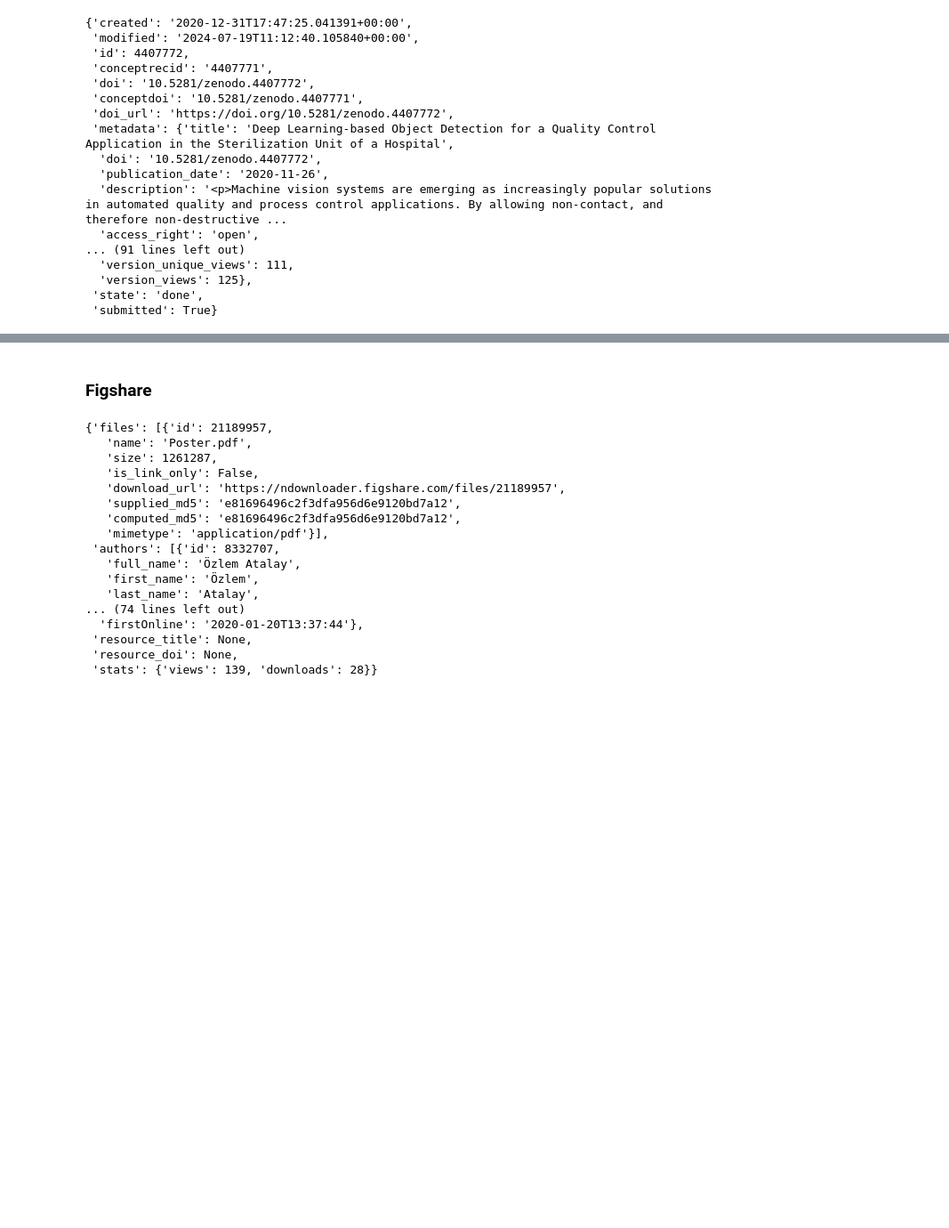
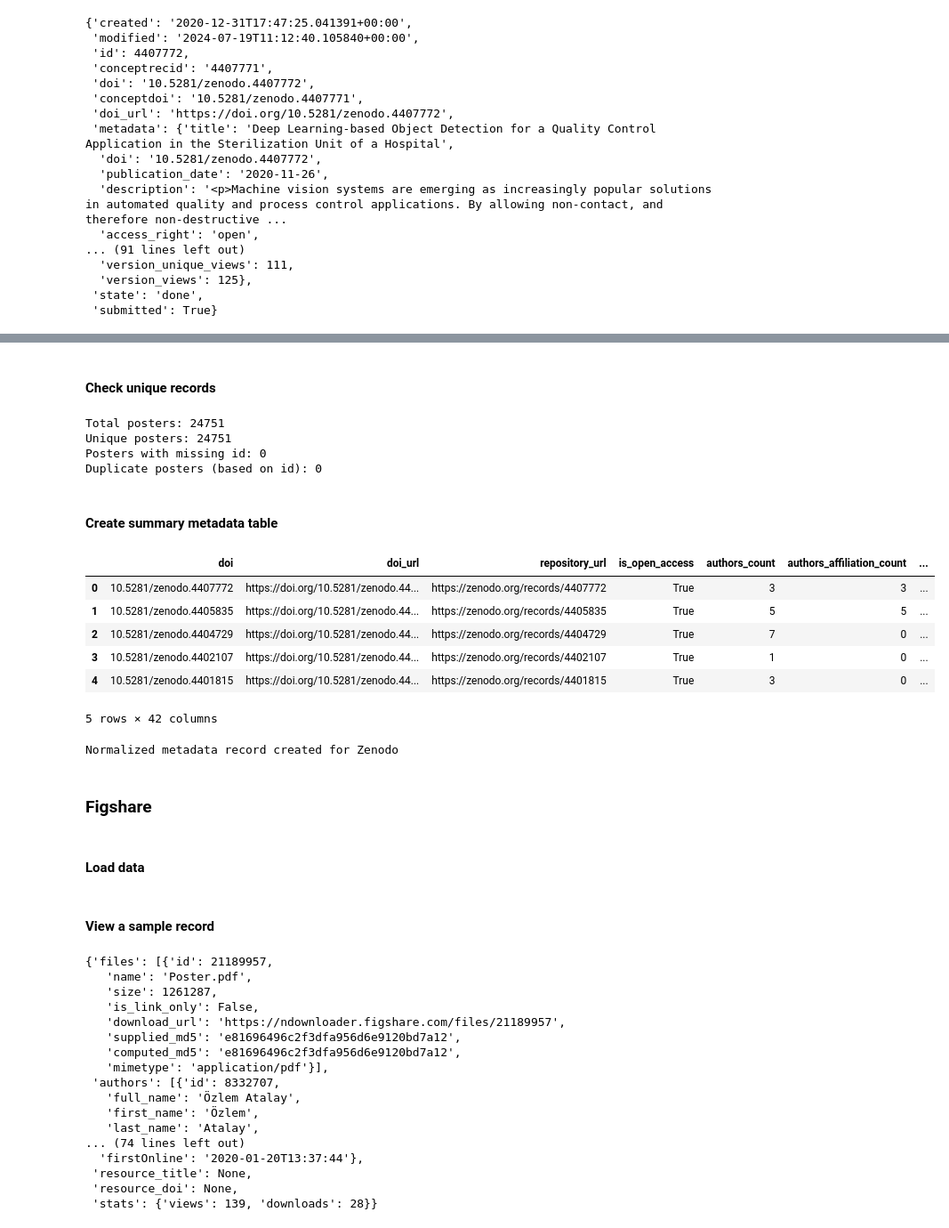
Before and after one commit to fairdataihub/poster-sharing-reuse-paper-code, a Jupyter notebook: poster-metadata.ipynb, the cells around one changed output, grey strips where cells are left out. Shown at 89% size. Cells and saved outputs as stored; diff of their text form; code cells hidden in the pictures; blank space fills up the shorter version.

Commit message:
feat: clearer processing of dtypes for records

```diff
--- a/poster-metadata.ipynb
+++ b/poster-metadata.ipynb
@@ -488,9 +553,60 @@ Normalized metadata record created for Zenodo
+# %% [markdown]
+#### Check unique records
+# %%
+total_entries = len(results)
+
+ids = []
+missing_id_count = 0
+
+for v in results.values():
+    id_ = v.get("id")
+    if id_ is None:
+        missing_id_count += 1
+    else:
+        ids.append(id_)
+
+unique_ids = len(set(ids))
+duplicate_entries = len(ids) - unique_ids
+
+print(f"Total posters: {total_entries}")
+print(f"Unique posters: {unique_ids}")
+print(f"Posters with missing id: {missing_id_count}")
+print(f"Duplicate posters (based on id): {duplicate_entries}")
+# %% [output]
+Total posters: 24751
+Unique posters: 24751
+Posters with missing id: 0
+Duplicate posters (based on id): 0
+# %% [markdown]
+#### Create summary metadata table
+# %%
+rows = []
+for result in results.values():
+    rows.append(normalize_zenodo_record(result))
+df_zenodo = pd.DataFrame(rows)
+df_zenodo = finalize_df(df_zenodo)
+display(df_zenodo.head())
+df_zenodo.to_csv("outputs/poster-metadata/zenodo.csv", index=False)
+print("Normalized metadata record created for Zenodo")
+# %% [output]
+|  | doi | doi_url | repository_url | is_open_access | authors_count | authors_affiliation_count | ... |
+| 0 | 10.5281/zenodo.4407772 | https://doi.org/10.5281/zenodo.44... | https://zenodo.org/records/4407772 | True | 3 | 3 | ... |
+| 1 | 10.5281/zenodo.4405835 | https://doi.org/10.5281/zenodo.44... | https://zenodo.org/records/4405835 | True | 5 | 5 | ... |
+| 2 | 10.5281/zenodo.4404729 | https://doi.org/10.5281/zenodo.44... | https://zenodo.org/records/4404729 | True | 7 | 0 | ... |
+| 3 | 10.5281/zenodo.4402107 | https://doi.org/10.5281/zenodo.44... | https://zenodo.org/records/4402107 | True | 1 | 0 | ... |
+| 4 | 10.5281/zenodo.4401815 | https://doi.org/10.5281/zenodo.44... | https://zenodo.org/records/4401815 | True | 3 | 0 | ... |
+5 rows × 42 columns
+Normalized metadata record created for Zenodo
 # %% [markdown]
 ### Figshare
+# %% [markdown]
+#### Load data
 # %%
 # load data
 with open("inputs/dataset/primary/repository-records/figshare.json", "r", encoding="utf-8") as file:
     results = json.load(file)
+# %% [markdown]
+#### View a sample record
 # %%
 # view a record
 display(results["0"])
```
Also changed, not shown: parts of 19 cells of this notebook, 5 other files.
